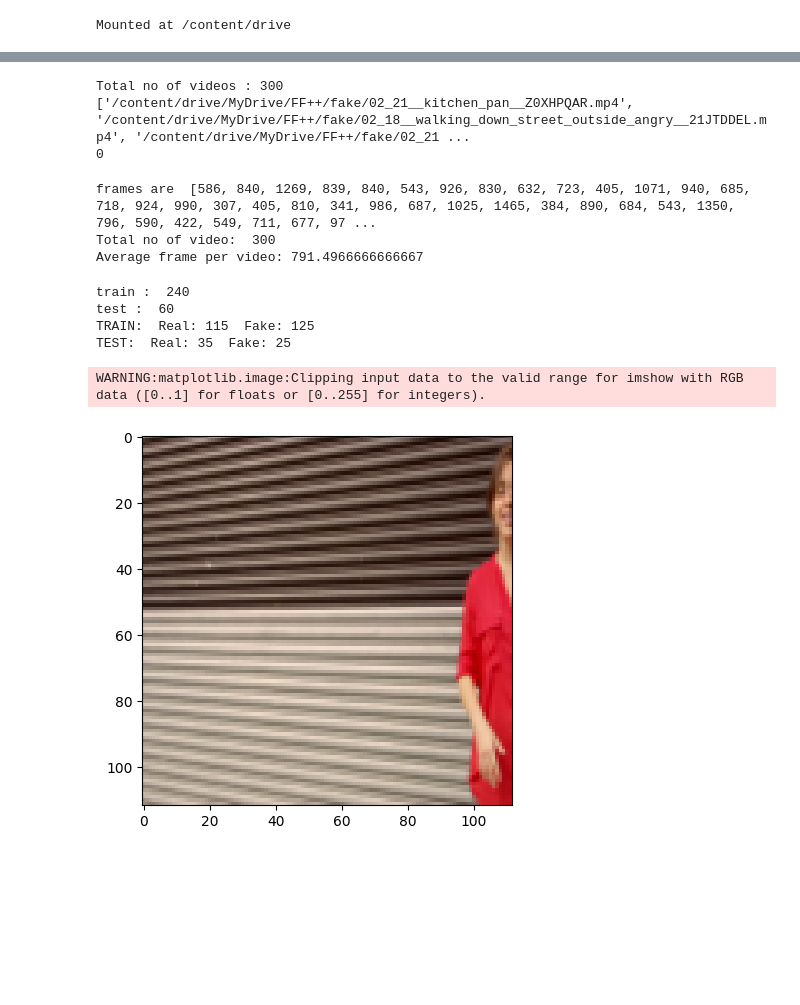
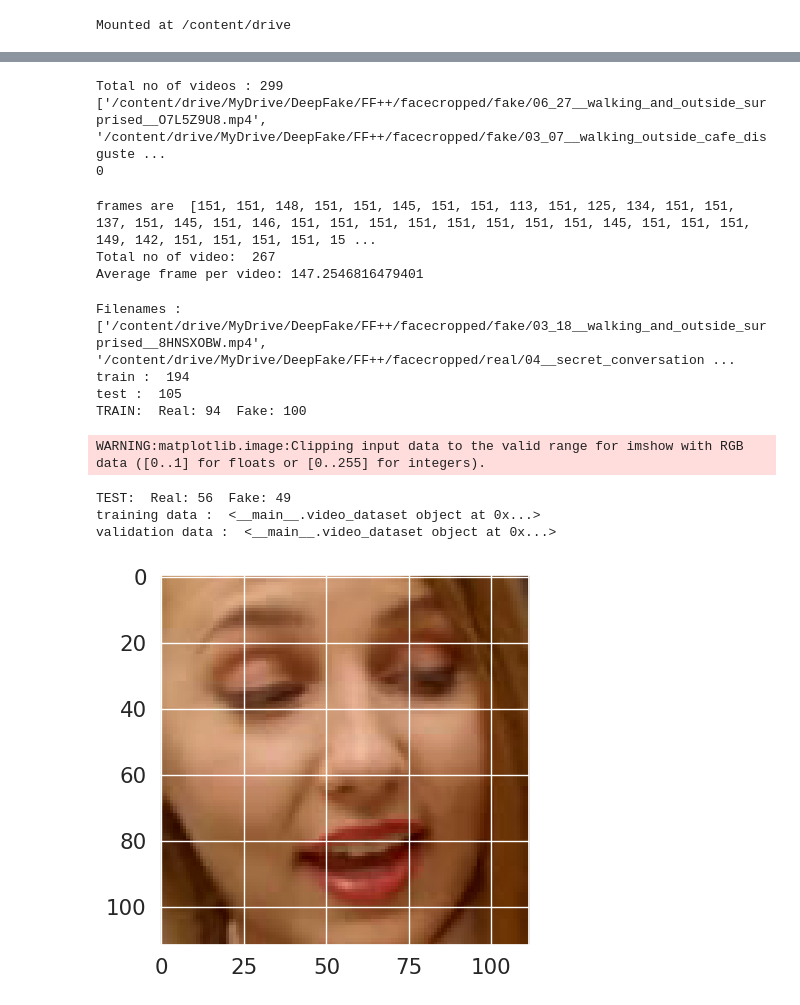
Before and after one commit to karthiksagarN/DeepFake-Detection, a Jupyter notebook: deepfake_training.ipynb, the cells around one changed output, grey strips where cells are left out. Drawn from its saved outputs; the diff is of its cells as text; code cells hidden in the pictures; blank space fills up the shorter version.

Commit message:
updated model training file

```diff
--- a/deepfake_training.ipynb
+++ b/deepfake_training.ipynb
@@ -9,6 +29,5 @@ Mounted at /content/drive
 # %%
-#THis code is to check if the video is corrupted.
-#If the video is corrupted delete the video manually.
+
 import glob
 import torch
 import torchvision
@@ -55,8 +74,8 @@ train_transforms = transforms.Compose([transforms.ToPILImage(),
                                       transforms.Resize((im_size,im_size)),
                                       transforms.ToTensor(),
                                       transforms.Normalize(mean,std)])
-video =  glob.glob('/content/drive/MyDrive/FF++/fake/*.mp4')
-video += glob.glob('/content/drive/MyDrive/FF++/real/*.mp4')
+video =  glob.glob('/content/drive/MyDrive/DeepFake/FF++/facecropped/fake/*.mp4')
+video += glob.glob('/content/drive/MyDrive/DeepFake/FF++/facecropped/real/*.mp4')
 
 print("Total no of videos :" , len(video))
 print(video)
@@ -71,17 +90,19 @@ for i in video:
     continue
 print((len(video) - count))
 # %% [output]
-Total no of videos : 300
-['/content/drive/MyDrive/FF++/fake/02_21__kitchen_pan__Z0XHPQAR.mp4', '/content/drive/MyDrive/FF++/fake/02_18__walking_down_street_outside_angry__21JTDDEL.mp4', '/content/drive/MyDrive/FF++/fake/02_21 ...
+Total no of videos : 299
+['/content/drive/MyDrive/DeepFake/FF++/facecropped/fake/06_27__walking_and_outside_surprised__O7L5Z9U8.mp4', '/content/drive/MyDrive/DeepFake/FF++/facecropped/fake/03_07__walking_outside_cafe_disguste ...
 0
 # %%
 #to load preprocessod video to memory
+import json
 import glob
 import numpy as np
 import cv2
+import copy
 import random
-video_files =  glob.glob('/content/drive/MyDrive/FF++/fake/*.mp4')
-video_files += glob.glob('/content/drive/MyDrive/FF++/real/*.mp4')
+video_files =  glob.glob("/content/drive/MyDrive/DeepFake/FF++/facecropped/fake/*.mp4")
+video_files += glob.glob('/content/drive/MyDrive/DeepFake/FF++/facecropped/real/*.mp4')
 
 random.shuffle(video_files)
 random.shuffle(video_files)
@@ -97,9 +118,9 @@ print("frames are " , frame_count)
 print("Total no of video: " , len(frame_count))
 print('Average frame per video:',np.mean(frame_count))
 # %% [output]
-frames are  [586, 840, 1269, 839, 840, 543, 926, 830, 632, 723, 405, 1071, 940, 685, 718, 924, 990, 307, 405, 810, 341, 986, 687, 1025, 1465, 384, 890, 684, 543, 1350, 796, 590, 422, 549, 711, 677, 97 ...
-Total no of video:  300
-Average frame per video: 791.4966666666667
+frames are  [151, 151, 148, 151, 151, 145, 151, 151, 113, 151, 125, 134, 151, 151, 137, 151, 145, 151, 146, 151, 151, 151, 151, 151, 151, 151, 151, 145, 151, 151, 151, 149, 142, 151, 151, 151, 151, 15 ...
+Total no of video:  267
+Average frame per video: 147.2546816479401
 # %%
 import torch
 import torchvision
@@ -160,7 +181,7 @@ def im_plot(tensor):
 # %%
 def number_of_real_and_fake_videos(data_list):
   header_list = ["file","label"]
-  lab = pd.read_csv('/content/drive/MyDrive/FF++/labels.csv',names=header_list)
+  lab = pd.read_csv('/content/drive/MyDrive/DeepFake/FF++/labels.csv',names=header_list)
   fake = 0
   real = 0
   for i in data_list:
@@ -177,49 +198,62 @@ import random
 import pandas as pd
 from sklearn.model_selection import train_test_split
 
+# video_files =  glob.glob("/content/drive/MyDrive/DeepFake/FF++/facecropped/fake/*.mp4")
+# video_files += glob.glob('/content/drive/MyDrive/DeepFake/FF++/facecropped/real/*.mp4')
+
+# random.shuffle(video_files)
+# random.shuffle(video_files)
+
+print("Filenames : ",video_files)
+
 header_list = ["file","label"]
-labels = pd.read_csv('/content/drive/MyDrive/FF++/labels.csv',names=header_list)
-#print(labels)
-train_videos = video_files[:int(0.8*len(video_files))]
-valid_videos = video_files[int(0.8*len(video_files)):]
+labels = pd.read_csv('/content/drive/MyDrive/DeepFake/FF++/labels.csv',names=header_list)
+
+train_videos = video_files[:int(0.65*len(video_files))]
+valid_videos = video_files[int(0.65*len(video_files)):]
+
 print("train : " , len(train_videos))
 print("test : " , len(valid_videos))
-# train_videos,valid_videos = train_test_split(data,test_size = 0.2)
-# print(train_videos)
 
 print("TRAIN: ", "Real:",number_of_real_and_fake_videos(train_videos)[0]," Fake:",number_of_real_and_fake_videos(train_videos)[1])
 print("TEST: ", "Real:",number_of_real_and_fake_videos(valid_videos)[0]," Fake:",number_of_real_and_fake_videos(valid_videos)[1])
 
 
 im_size = 112
 mean = [0.485, 0.456, 0.406]
 std = [0.229, 0.224, 0.225]
 
 train_transforms = transforms.Compose([
                                         transforms.ToPILImage(),
                                         transforms.Resize((im_size,im_size)),
                                         transforms.ToTensor(),
                                         transforms.Normalize(mean,std)])
 
 test_transforms = transforms.Compose([
                                         transforms.ToPILImage(),
                                         transforms.Resize((im_size,im_size)),
                                         transforms.ToTensor(),
                                         transforms.Normalize(mean,std)])
 train_data = video_dataset(train_videos,labels,sequence_length = 10,transform = train_transforms)
-#print(train_data)
+print("training data : ",train_data)
+
 val_data = video_dataset(valid_videos,labels,sequence_length = 10,transform = train_transforms)
+print("validation data : ",val_data)
+
 train_loader = DataLoader(train_data,batch_size = 4,shuffle = True,num_workers = 4)
 valid_loader = DataLoader(val_data,batch_size = 4,shuffle = True,num_workers = 4)
 image,label = train_data[0]
 im_plot(image[0,:,:,:])
 # %% [output]
-train :  240
-test :  60
-TRAIN:  Real: 115  Fake: 125
-TEST:  Real: 35  Fake: 25
+Filenames :  ['/content/drive/MyDrive/DeepFake/FF++/facecropped/fake/03_18__walking_and_outside_surprised__8HNSXOBW.mp4', '/content/drive/MyDrive/DeepFake/FF++/facecropped/real/04__secret_conversation ...
+train :  194
+test :  105
+TRAIN:  Real: 94  Fake: 100
 WARNING:matplotlib.image:Clipping input data to the valid range for imshow with RGB data ([0..1] for floats or [0..255] for integers).
+TEST:  Real: 56  Fake: 49
+training data :  <__main__.video_dataset object at 0x...>
+validation data :  <__main__.video_dataset object at 0x...>
-[figure, old version]
+[figure, new version]
 # %%
 #Model with feature visualization
 from torch import nn
```
Also changed, not shown: parts of 4 cells of this notebook.
